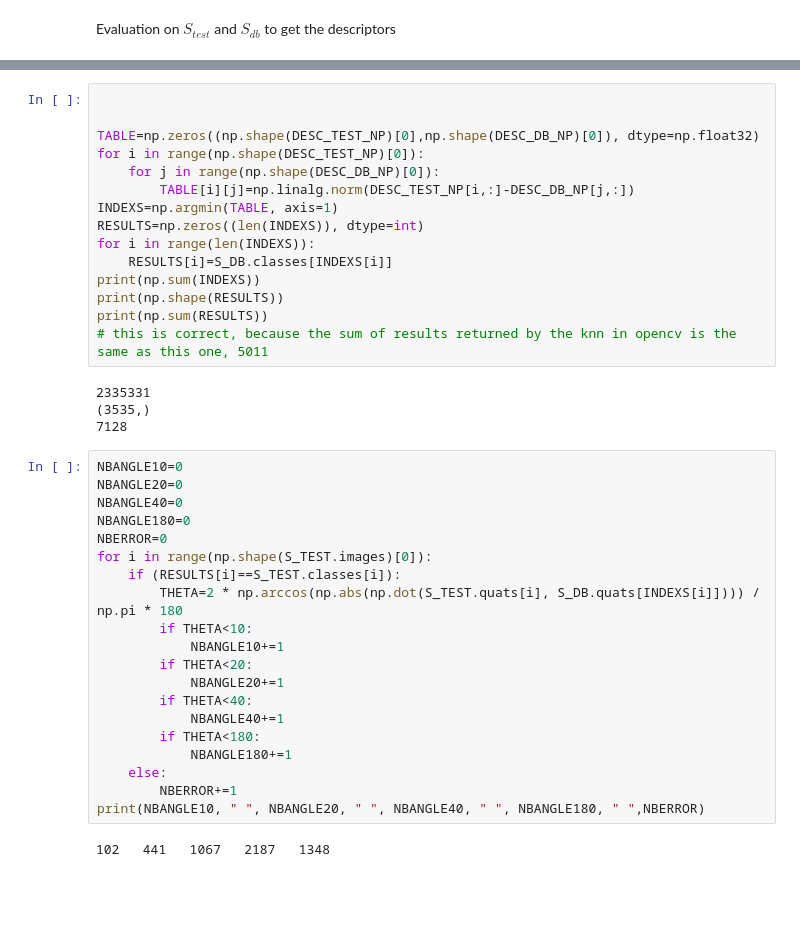
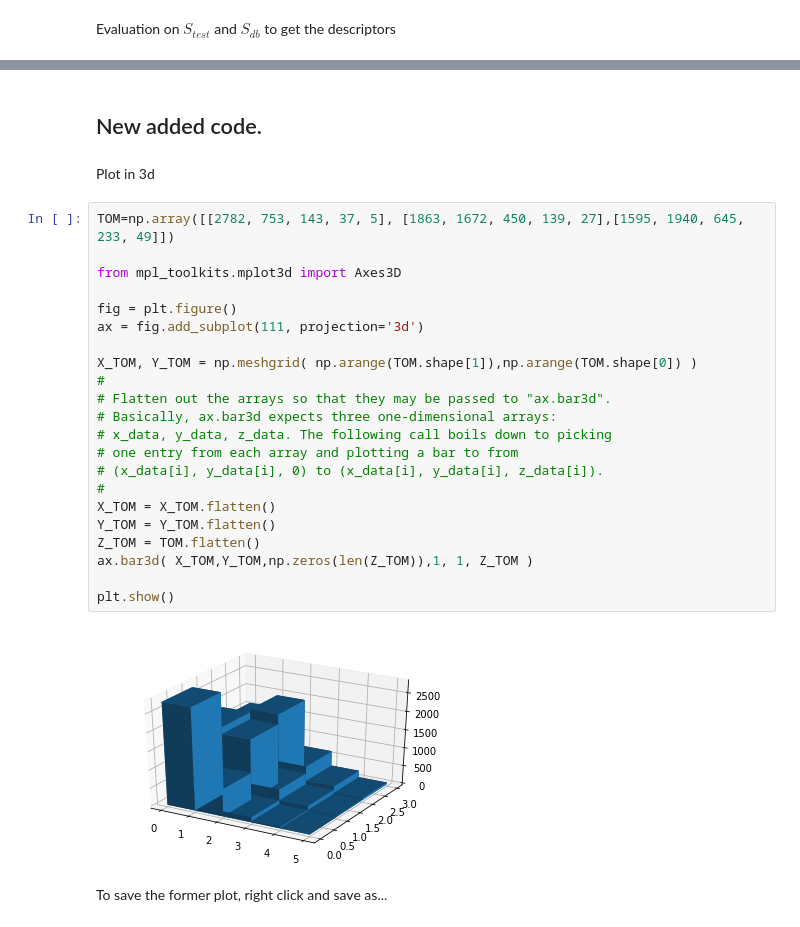
Before and after one commit to Zhuyue0324/TDCV, a Jupyter notebook: ex3/TDCVex3.ipynb, the cells around one changed output, grey strips where cells are left out. Cells and saved outputs as stored; diff of their text form; blank space fills up the shorter version.

```diff
--- a/ex3/TDCVex3.ipynb
+++ b/ex3/TDCVex3.ipynb
@@ -635,41 +674,30 @@ print(DESC_TEST_NP.shape)
-# %%
-
-
-TABLE=np.zeros((np.shape(DESC_TEST_NP)[0],np.shape(DESC_DB_NP)[0]), dtype=np.float32)
-for i in range(np.shape(DESC_TEST_NP)[0]):
-    for j in range(np.shape(DESC_DB_NP)[0]):
-        TABLE[i][j]=np.linalg.norm(DESC_TEST_NP[i,:]-DESC_DB_NP[j,:])
-INDEXS=np.argmin(TABLE, axis=1)
-RESULTS=np.zeros((len(INDEXS)), dtype=int)
-for i in range(len(INDEXS)):
-    RESULTS[i]=S_DB.classes[INDEXS[i]]
-print(np.sum(INDEXS))
-print(np.shape(RESULTS))
-print(np.sum(RESULTS))
-# this is correct, because the sum of results returned by the knn in opencv is the same as this one, 5011
-# %% [output]
-2335331
-(3535,)
-7128
-# %%
-NBANGLE10=0
-NBANGLE20=0
-NBANGLE40=0
-NBANGLE180=0
-NBERROR=0
-for i in range(np.shape(S_TEST.images)[0]):
-    if (RESULTS[i]==S_TEST.classes[i]):
-        THETA=2 * np.arccos(np.abs(np.dot(S_TEST.quats[i], S_DB.quats[INDEXS[i]]))) / np.pi * 180
-        if THETA<10:
-            NBANGLE10+=1
-        if THETA<20:
-            NBANGLE20+=1
-        if THETA<40:
-            NBANGLE40+=1
-        if THETA<180:
-            NBANGLE180+=1
-    else:
-        NBERROR+=1
-print(NBANGLE10, " ", NBANGLE20, " ", NBANGLE40, " ", NBANGLE180, " ",NBERROR)
-# %% [output]
-102   441   1067   2187   1348
+# %% [markdown]
+## New added code.
+# %% [markdown]
+Plot in 3d
+# %%
+TOM=np.array([[2782, 753, 143, 37, 5], [1863, 1672, 450, 139, 27],[1595, 1940, 645, 233, 49]])
+
+from mpl_toolkits.mplot3d import Axes3D
+
+fig = plt.figure()
+ax = fig.add_subplot(111, projection='3d')
+
+X_TOM, Y_TOM = np.meshgrid( np.arange(TOM.shape[1]),np.arange(TOM.shape[0]) )
+#
+# Flatten out the arrays so that they may be passed to "ax.bar3d".
+# Basically, ax.bar3d expects three one-dimensional arrays:
+# x_data, y_data, z_data. The following call boils down to picking
+# one entry from each array and plotting a bar to from
+# (x_data[i], y_data[i], 0) to (x_data[i], y_data[i], z_data[i]).
+#
+X_TOM = X_TOM.flatten()
+Y_TOM = Y_TOM.flatten()
+Z_TOM = TOM.flatten()
+ax.bar3d( X_TOM,Y_TOM,np.zeros(len(Z_TOM)),1, 1, Z_TOM )
+
+plt.show()
+# %% [output]
+[figure, added]
+# %% [markdown]
+To save the former plot, right click and save as...
```
Also changed, not shown: parts of 18 cells of this notebook.
